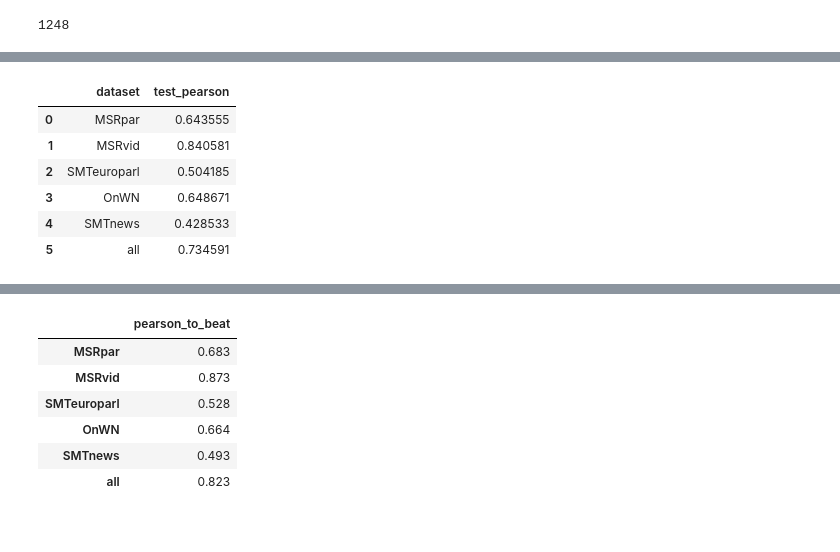
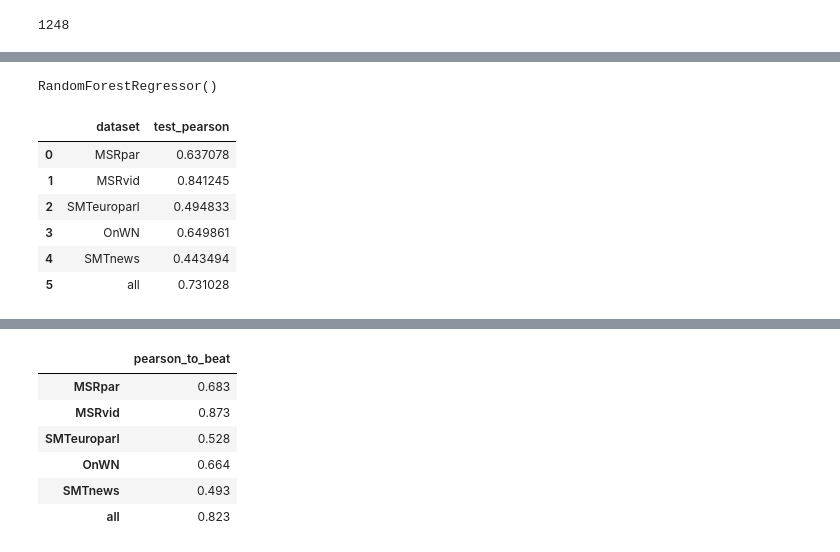
Before and after one commit to ZachParent/mai-intro-to-human-language-technologies, a Jupyter notebook: project/notebooks/train_rf.ipynb, the cells around one changed output, grey strips where cells are left out. Cells and saved outputs as stored; diff of their text form; code cells hidden in the pictures.

```diff
--- a/project/notebooks/train_rf.ipynb
+++ b/project/notebooks/train_rf.ipynb
@@ -43,11 +15,3 @@ feature_names
-# %%
-train_idx, val_idx = train_test_split(range(len(all_train_df)), test_size=0.2, random_state=42)
-X_train = all_train_df[feature_names].iloc[train_idx]
-X_val = all_train_df[feature_names].iloc[val_idx]
-y_train = all_train_df.gs.iloc[train_idx]
-y_val = all_train_df.gs.iloc[val_idx]
-X_test = all_test_df[feature_names]
-y_test = all_test_df.gs
 # %%
 results = []
 
@@ -72,5 +38,5 @@ Validation Pearson: 0.86462909278209+-0.018397283792106187
 # %%
 model = RandomForestRegressor()
-model.fit(X_train, y_train)
+model.fit(all_train_df.iloc[train_idx][feature_names], all_train_df.iloc[train_idx].gs)
 # %% [output]
 RandomForestRegressor()
@@ -104,5 +127,2 @@ len(top_features)
 # %% [output]
 1248
-# %%
-model = RandomForestRegressor()
-model.fit([top_features], all_train_df.gs)
@@ -167,28 +217,33 @@ results
+# %%
+fully_trained_model = RandomForestRegressor()
+fully_trained_model.fit(all_train_df[feature_names], all_train_df.gs)
+# %% [output]
+RandomForestRegressor()
 # %%
 def evaluate_model_across_test(model, selected_features):
     results = []
     datasets = test_datasets
     for dataset in datasets:
         dataset_results = []
         dataset_results.append(dataset)
 
         preds = model.predict(all_test_df[all_test_df.dataset == dataset][selected_features])
         dataset_results.append(pearsonr(all_test_df[all_test_df.dataset == dataset].gs, preds)[0])
 
         results.append(dataset_results)
 
-    preds = model.predict(all_test_df[top_features])
+    preds = model.predict(all_test_df[selected_features])
     results.append(['all', pearsonr(all_test_df.gs, preds)[0]])
     results = pd.DataFrame(results, columns=["dataset", "test_pearson"])
     return results
 
-test_results = evaluate_model_across_test(model, top_features)
+test_results = evaluate_model_across_test(fully_trained_model, feature_names)
 test_results
 # %% [output]
 |  | dataset | test_pearson |
-| 0 | MSRpar | 0.643555 |
-| 1 | MSRvid | 0.840581 |
-| 2 | SMTeuroparl | 0.504185 |
-| 3 | OnWN | 0.648671 |
-| 4 | SMTnews | 0.428533 |
-| 5 | all | 0.734591 |
+| 0 | MSRpar | 0.637078 |
+| 1 | MSRvid | 0.841245 |
+| 2 | SMTeuroparl | 0.494833 |
+| 3 | OnWN | 0.649861 |
+| 4 | SMTnews | 0.443494 |
+| 5 | all | 0.731028 |
```
Also changed, not shown: parts of 24 cells of this notebook.
